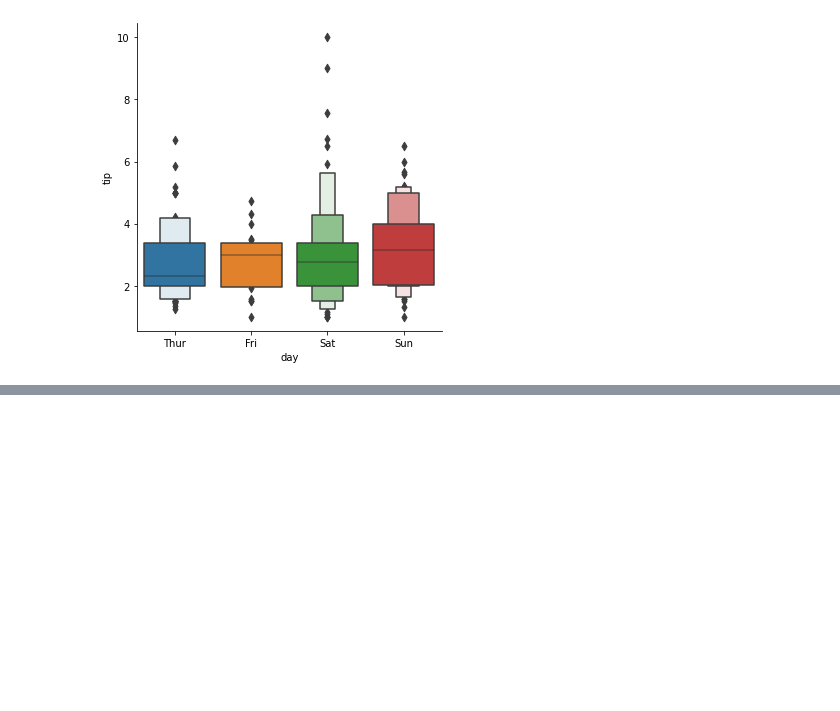
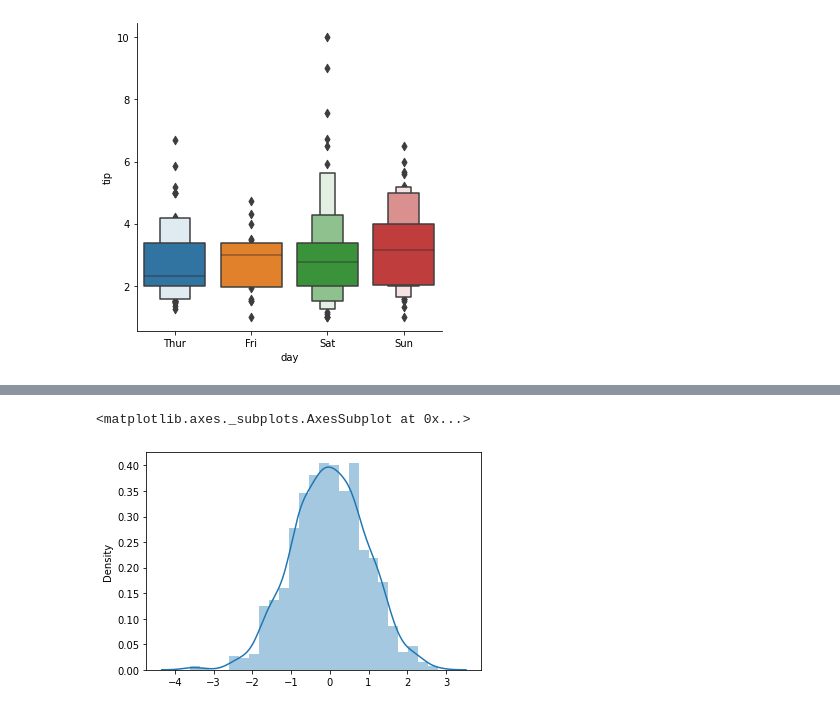
Before and after one commit to nileshjd2202/Data-Science, a Jupyter notebook: python/Seaborn.ipynb, the cells around one changed output, grey strips where cells are left out. Saved outputs shown, nothing was run; the diff lists cells and outputs as text; code cells hidden in the pictures; blank space fills up the shorter version.

```diff
--- a/python/Seaborn.ipynb
+++ b/python/Seaborn.ipynb
@@ -112,0 +150,7 @@ sns.catplot(x='day', y='tip', kind='boxen', data=df)
+# %%
+x=randn(1000)
+# %%
+sns.distplot(x)
+# %% [output]
+<matplotlib.axes._subplots.AxesSubplot at 0x...>
+[figure, added]
```
Also changed, not shown: parts of 14 cells of this notebook.
